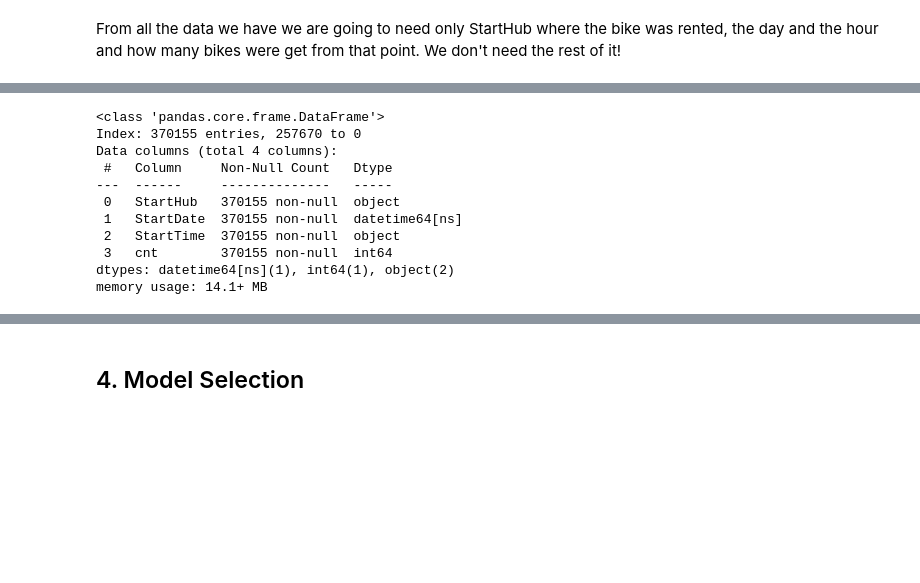
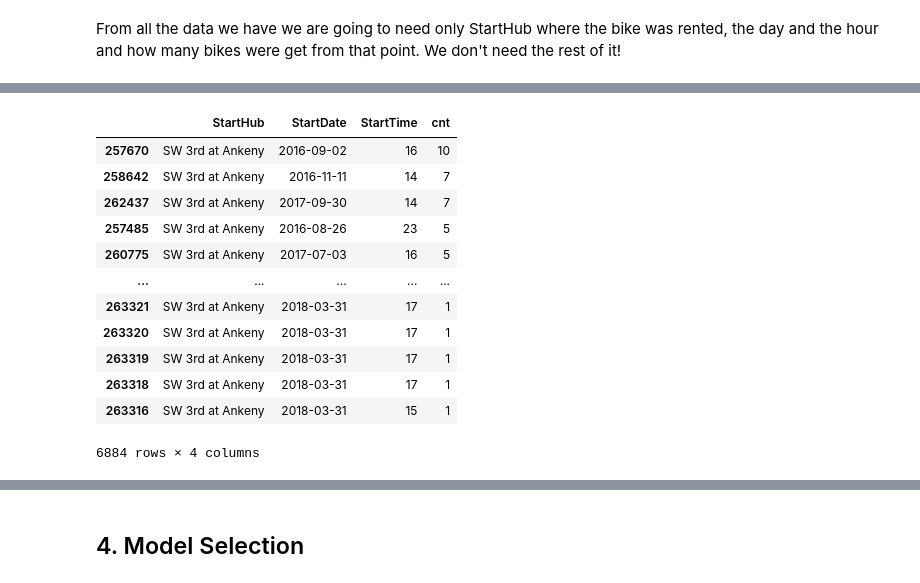
Before and after one commit to AngelGigov/ml-data-projects, a Jupyter notebook: projects/biketown-forecast/notebooks/biketown_forecast.ipynb, the cells around one changed output, grey strips where cells are left out. Drawn from its saved outputs; the diff is of its cells as text; code cells hidden in the pictures; blank space fills up the shorter version.

```diff
--- a/projects/biketown-forecast/notebooks/biketown_forecast.ipynb
+++ b/projects/biketown-forecast/notebooks/biketown_forecast.ipynb
@@ -544,21 +559,27 @@ From all the data we have we are going to need only StartHub where the bike was
 # %%
-data_cleaned = (data
+bike_data = (data
     .groupby(["StartHub", "StartDate", 'StartTime'])
     .size()
     .reset_index(name="cnt")
     .sort_values(by='cnt', ascending=False)
 )
-# %%
-data_cleaned.info()
-# %% [output]
-<class 'pandas.core.frame.DataFrame'>
-Index: 370155 entries, 257670 to 0
-Data columns (total 4 columns):
- #   Column     Non-Null Count   Dtype
----  ------     --------------   -----
- 0   StartHub   370155 non-null  object
- 1   StartDate  370155 non-null  datetime64[ns]
- 2   StartTime  370155 non-null  object
- 3   cnt        370155 non-null  int64
-dtypes: datetime64[ns](1), int64(1), object(2)
-memory usage: 14.1+ MB
+# %%
+# Take only the hour in our time
+
+bike_data['StartTime'] = pd.to_datetime(bike_data['StartTime']).dt.hour
+# %%
+bike_data[bike_data['StartHub'] == 'SW 3rd at Ankeny']
+# %% [output]
+|  | StartHub | StartDate | StartTime | cnt |
+| 257670 | SW 3rd at Ankeny | 2016-09-02 | 16 | 10 |
+| 258642 | SW 3rd at Ankeny | 2016-11-11 | 14 | 7 |
+| 262437 | SW 3rd at Ankeny | 2017-09-30 | 14 | 7 |
+| 257485 | SW 3rd at Ankeny | 2016-08-26 | 23 | 5 |
+| 260775 | SW 3rd at Ankeny | 2017-07-03 | 16 | 5 |
+| ... | ... | ... | ... | ... |
+| 263321 | SW 3rd at Ankeny | 2018-03-31 | 17 | 1 |
+| 263320 | SW 3rd at Ankeny | 2018-03-31 | 17 | 1 |
+| 263319 | SW 3rd at Ankeny | 2018-03-31 | 17 | 1 |
+| 263318 | SW 3rd at Ankeny | 2018-03-31 | 17 | 1 |
+| 263316 | SW 3rd at Ankeny | 2018-03-31 | 15 | 1 |
+6884 rows × 4 columns
```
Also changed, not shown: parts of 5 cells of this notebook.
